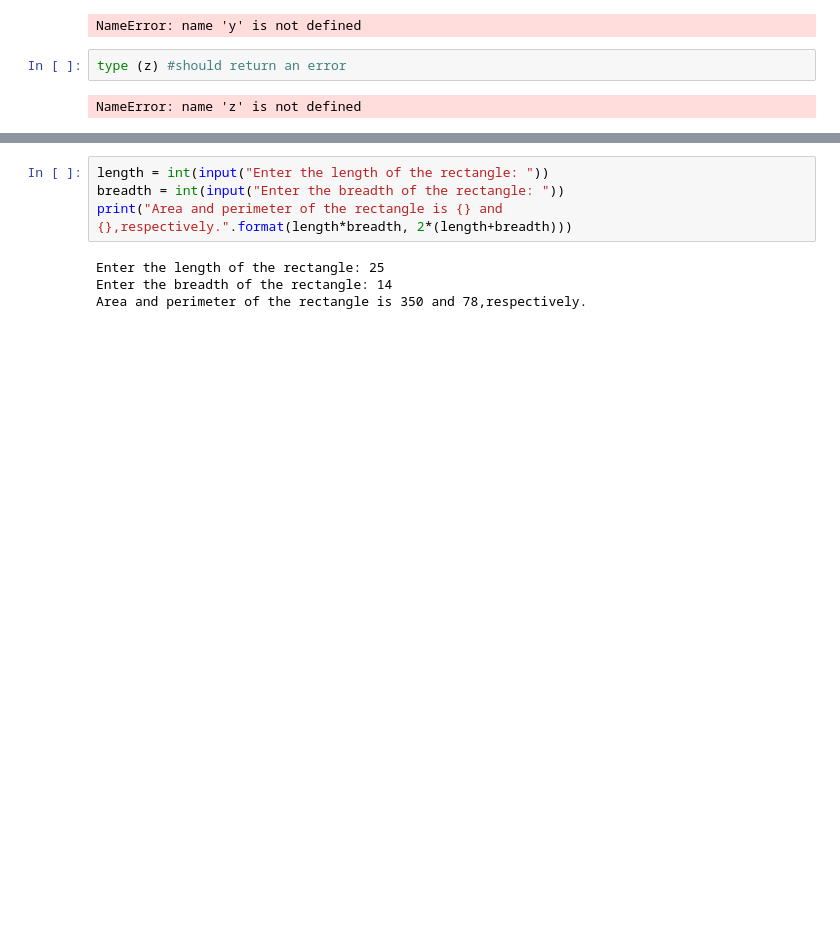
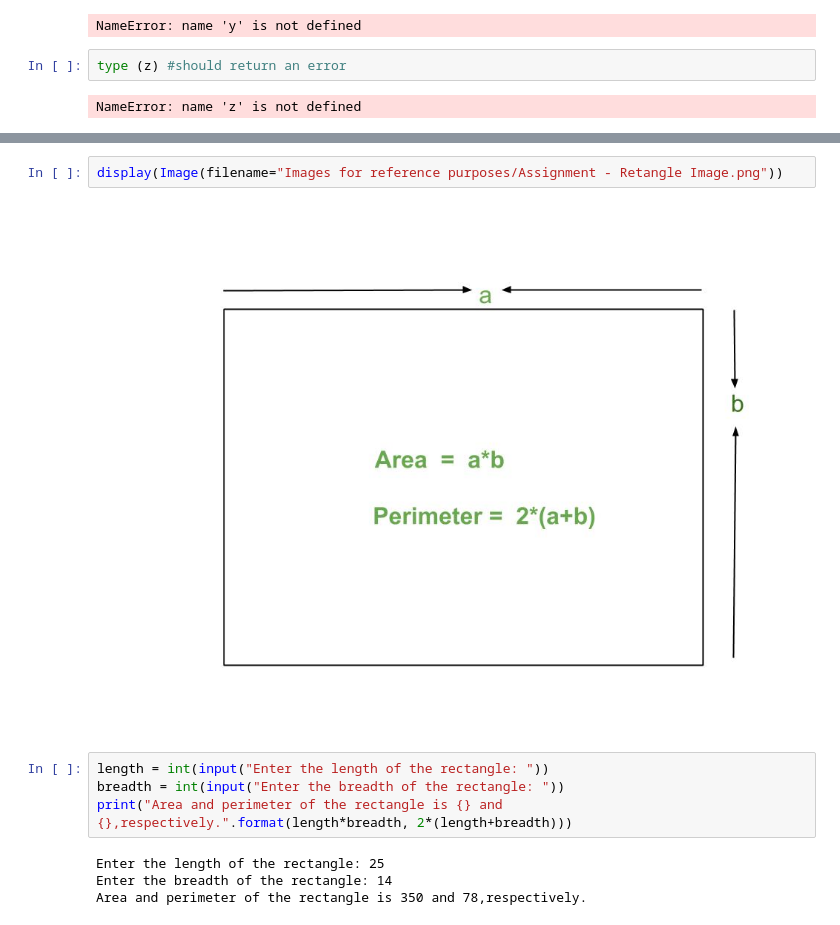
Before and after one commit to aruph/Machine-Learning-Space, a Jupyter notebook: Week 1/002 - Exercise Questions - Variable Assignment, Precedence and Math Operations.ipynb, the cells around one changed output, grey strips where cells are left out. Drawn from its saved outputs; the diff is of its cells as text; blank space fills up the shorter version.

Commit message:
checking fix for jupyter notebook image render issue on github

```diff
--- a/Week 1/002 - Exercise Questions - Variable Assignment, Precedence and Math Operations.ipynb
+++ b/Week 1/002 - Exercise Questions - Variable Assignment, Precedence and Math Operations.ipynb
@@ -29,3 +29,7 @@ NameError: name 'z' is not defined
+# %%
+display(Image(filename="Images for reference purposes/Assignment - Retangle Image.png"))
+# %% [output]
+[figure, added]
 # %%
 length = int(input("Enter the length of the rectangle: "))
 breadth = int(input("Enter the breadth of the rectangle: "))
```
Also changed, not shown: parts of 8 cells of this notebook.
